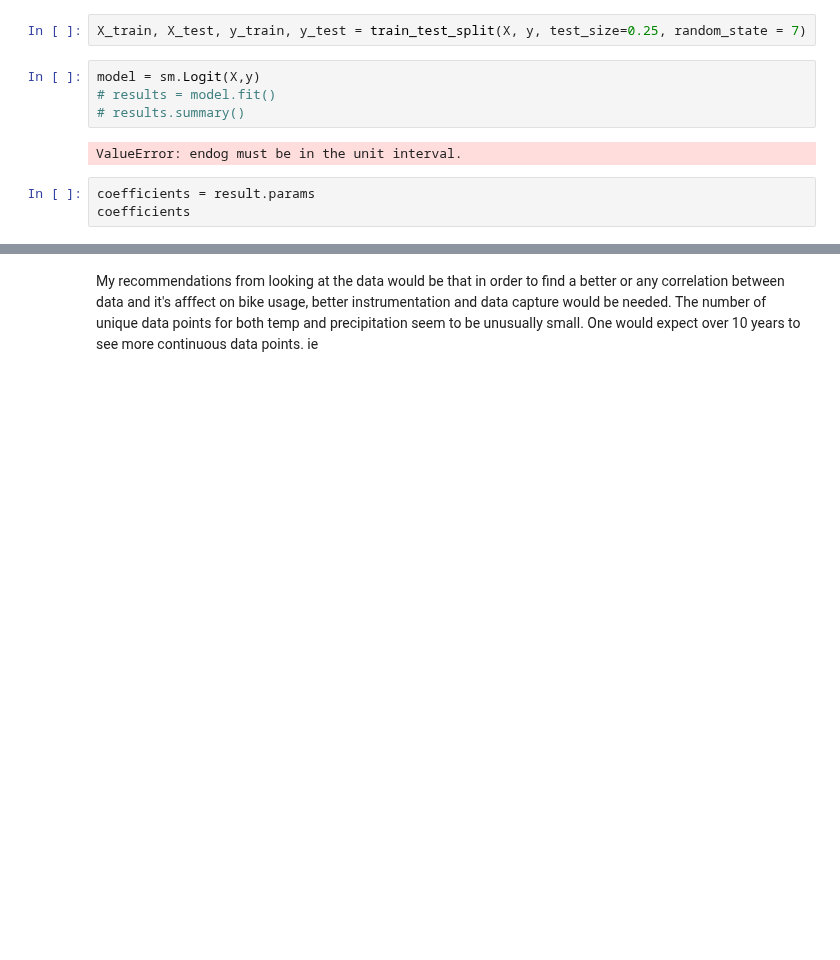
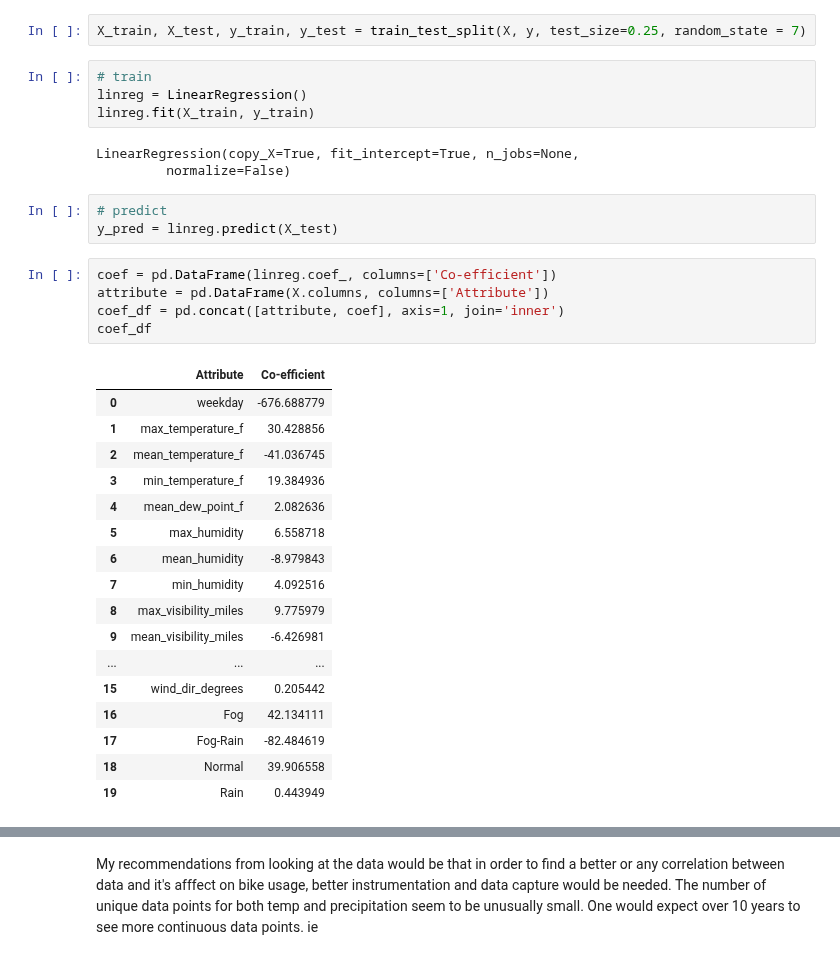
Before and after one commit to jslaga/SpringboardDSC, a Jupyter notebook: Capstone1/Capstone.ipynb, the cells around one changed output, grey strips where cells are left out. Cells and saved outputs as stored; diff of their text form; blank space fills up the shorter version.

```diff
--- a/Capstone1/Capstone.ipynb
+++ b/Capstone1/Capstone.ipynb
@@ -762,12 +767,36 @@ y = daily_trips_df.trips
 X = daily_trips_df.drop(columns = ['trips', 'date'])
 # %%
 X_train, X_test, y_train, y_test = train_test_split(X, y, test_size=0.25, random_state = 7)
-# %%
-model = sm.Logit(X,y)
-# results = model.fit()
-# results.summary()
-# %% [output]
-ValueError: endog must be in the unit interval.
-# %%
-coefficients = result.params
-coefficients
+# %%
+# train
+linreg = LinearRegression()
+linreg.fit(X_train, y_train)
+# %% [output]
+LinearRegression(copy_X=True, fit_intercept=True, n_jobs=None,
+         normalize=False)
+# %%
+# predict
+y_pred = linreg.predict(X_test)
+# %%
+coef = pd.DataFrame(linreg.coef_, columns=['Co-efficient'])
+attribute = pd.DataFrame(X.columns, columns=['Attribute'])
+coef_df = pd.concat([attribute, coef], axis=1, join='inner')
+coef_df
+# %% [output]
+|  | Attribute | Co-efficient |
+| 0 | weekday | -676.688779 |
+| 1 | max_temperature_f | 30.428856 |
+| 2 | mean_temperature_f | -41.036745 |
+| 3 | min_temperature_f | 19.384936 |
+| 4 | mean_dew_point_f | 2.082636 |
+| 5 | max_humidity | 6.558718 |
+| 6 | mean_humidity | -8.979843 |
+| 7 | min_humidity | 4.092516 |
+| 8 | max_visibility_miles | 9.775979 |
+| 9 | mean_visibility_miles | -6.426981 |
+| ... | ... | ... |
+| 15 | wind_dir_degrees | 0.205442 |
+| 16 | Fog | 42.134111 |
+| 17 | Fog-Rain | -82.484619 |
+| 18 | Normal | 39.906558 |
+| 19 | Rain | 0.443949 |
```
Also changed, not shown: parts of 6 cells of this notebook.
